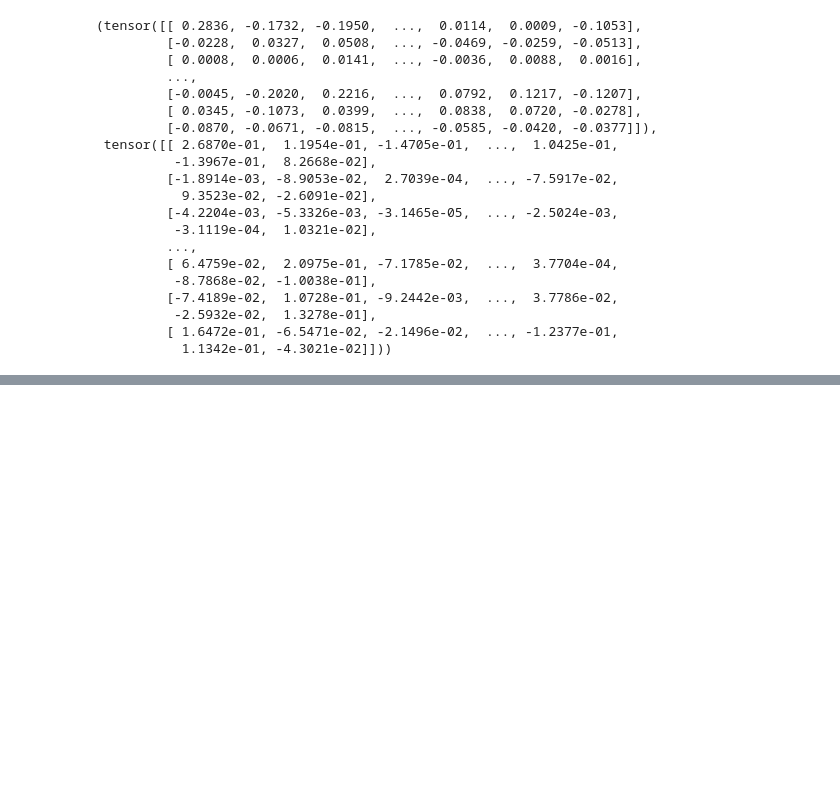
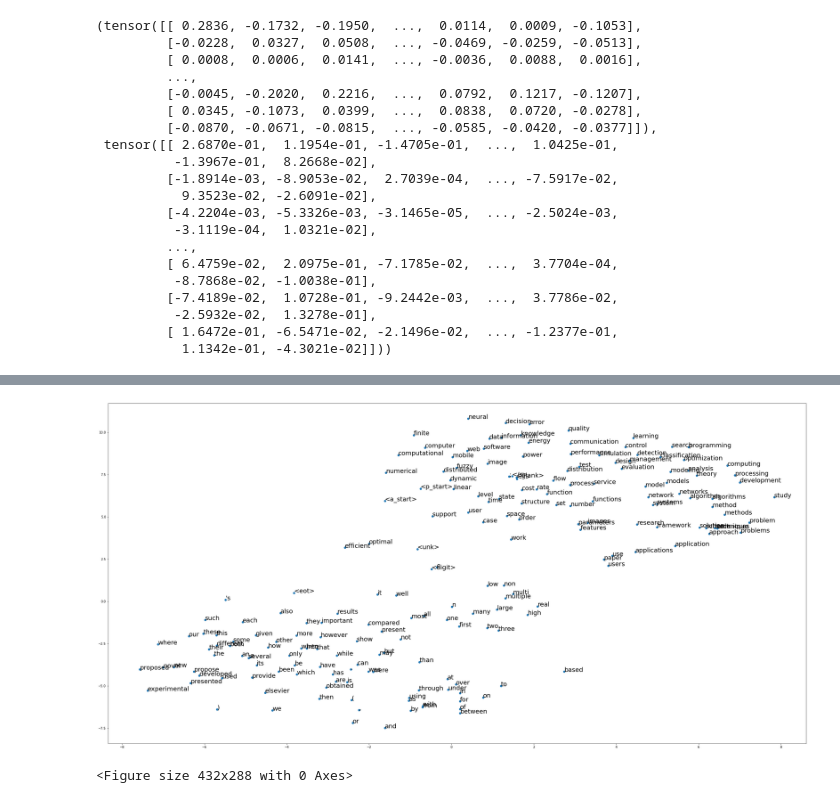
Before and after one commit to JudePark96/embedding-visualization, a Jupyter notebook: embedding_visualization.ipynb, the cells around one changed output, grey strips where cells are left out. Drawn from its saved outputs; the diff is of its cells as text; code cells hidden in the pictures; blank space fills up the shorter version.

```diff
--- a/embedding_visualization.ipynb
+++ b/embedding_visualization.ipynb
@@ -40 +41,7 @@ normal_embed_weights = normal_embed_weights.numpy()
+# %%
+with open('./vocab2idx.pkl', 'rb') as f:
+    vocab2idx = pickle.load(f)
+    f.close()
+# %%
+vocab = list(vocab2idx)
 # %%
@@ -45,0 +68,18 @@ plt.savefig('gcn_embed_figure.png')
+# %%
+import pandas as pd
+
+gcn_embed_df = pd.DataFrame(tsne_gcn_embed, index=vocab[:200], columns=['x', 'y'])
+# %%
+fig = plt.figure()
+fig.set_size_inches(40, 20)
+ax = fig.add_subplot(1, 1, 1)
+
+ax.scatter(gcn_embed_df['x'], gcn_embed_df['y'])
+
+for word, pos in gcn_embed_df.iterrows():
+    ax.annotate(word, pos, fontsize=20)
+plt.show()
+plt.savefig('gcn_embed_vocab_size_400.png')
+# %% [output]
+[figure, added]
+<Figure size 432x288 with 0 Axes>
```
Also changed, not shown: parts of 6 cells of this notebook, 6 other files.
